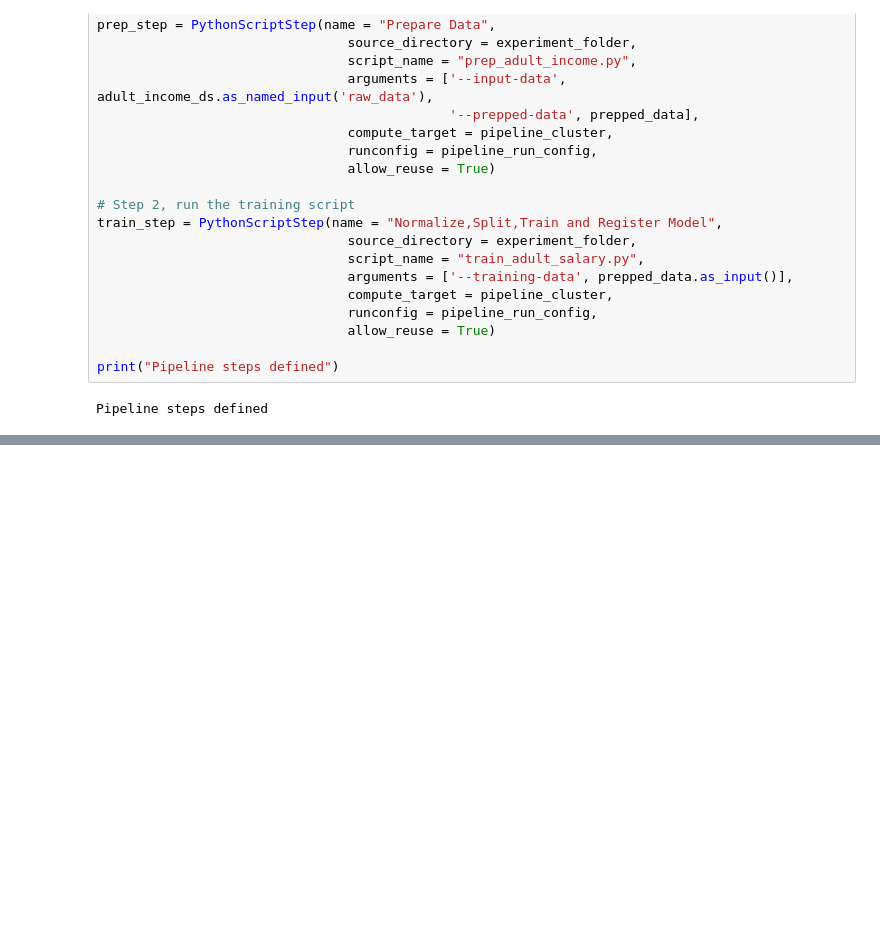
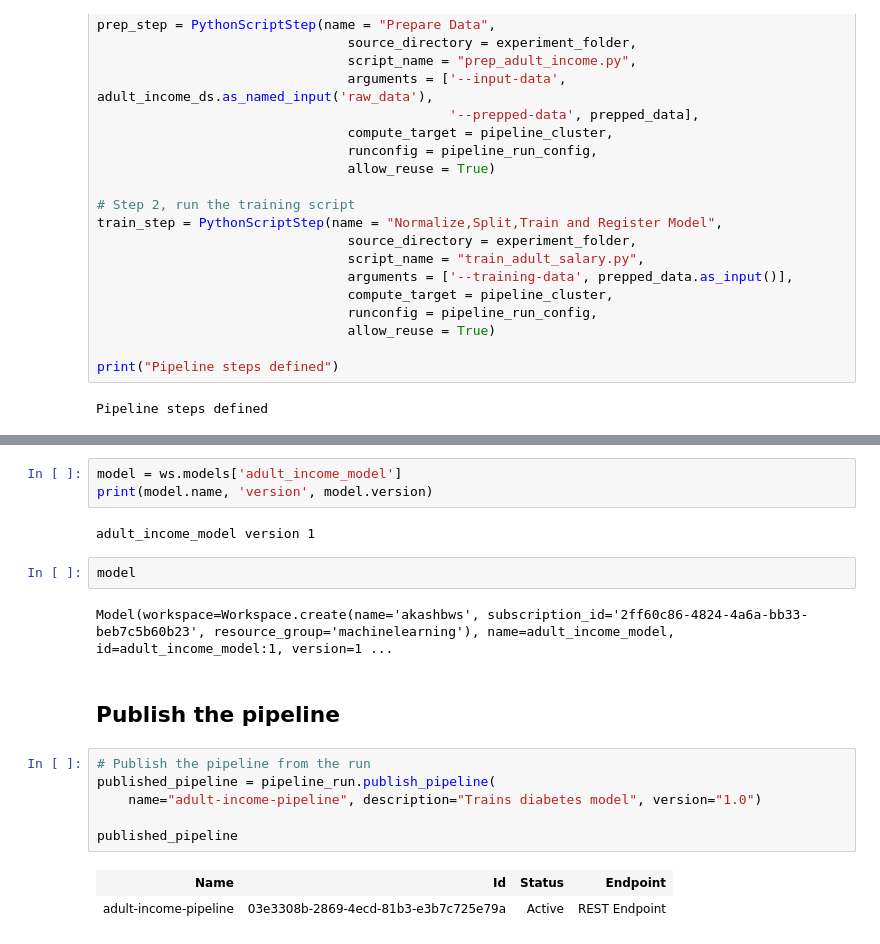
Before and after one commit to AkashBorgalli/Adult-Income-Classification, a Jupyter notebook: research_env/Adult Class - Azure ML.ipynb, the cells around one changed output, grey strips where cells are left out. Saved outputs shown, nothing was run; the diff lists cells and outputs as text; blank space fills up the shorter version.

```diff
--- a/research_env/Adult Class - Azure ML.ipynb
+++ b/research_env/Adult Class - Azure ML.ipynb
@@ -576 +595,21 @@ PipelineRun Status: Finished
 'Finished'
+# %%
+model = ws.models['adult_income_model']
+print(model.name, 'version', model.version)
+# %% [output]
+adult_income_model version 1
+# %%
+model
+# %% [output]
+Model(workspace=Workspace.create(name='akashbws', subscription_id='2ff60c86-4824-4a6a-bb33-beb7c5b60b23', resource_group='machinelearning'), name=adult_income_model, id=adult_income_model:1, version=1 ...
+# %% [markdown]
+## Publish the pipeline
+# %%
+# Publish the pipeline from the run
+published_pipeline = pipeline_run.publish_pipeline(
+    name="adult-income-pipeline", description="Trains diabetes model", version="1.0")
+
+published_pipeline
+# %% [output]
+| Name | Id | Status | Endpoint |
+| adult-income-pipeline | 03e3308b-2869-4ecd-81b3-e3b7c725e79a | Active | REST Endpoint |
```
Also changed, not shown: parts of 20 cells of this notebook, 9 other files.
